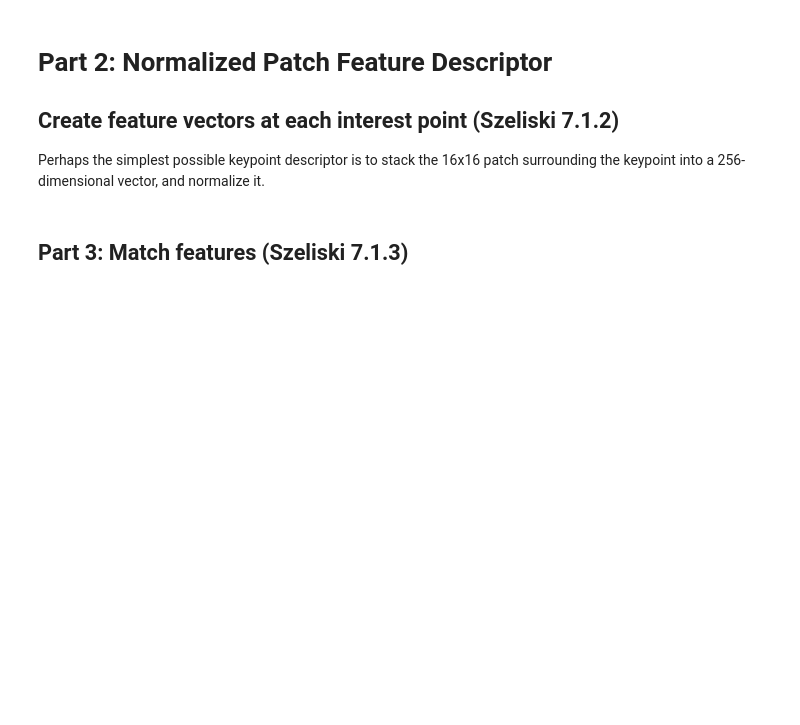
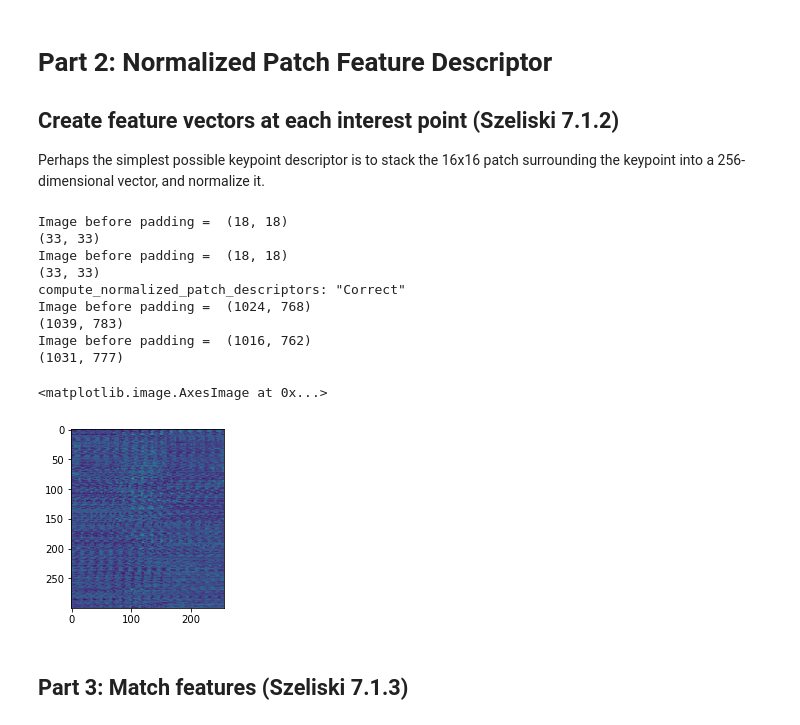
Before and after one commit to m-a-c-e/Computer-Vision, a Jupyter notebook: project-2/project-2.ipynb, the cells around one changed output. Cells and saved outputs as stored; diff of their text form; code cells hidden in the pictures; blank space fills up the shorter version.

Commit message:
finished SIFT descriptor

```diff
--- a/project-2/project-2.ipynb
+++ b/project-2/project-2.ipynb
@@ -197,15 +224,26 @@ Perhaps the simplest possible keypoint descriptor is to stack the 16x16 patch su
 # %%
 from vision.part2_patch_descriptor import compute_normalized_patch_descriptors
 from tests.test_part2_patch_descriptor import test_compute_normalized_patch_descriptors
 
 print('compute_normalized_patch_descriptors:', verify(test_compute_normalized_patch_descriptors))
-
-image1_features = compute_normalized_patch_descriptors(image1_bw, X1, Y1, feature_width=16)
-image2_features = compute_normalized_patch_descriptors(image2_bw, X2, Y2, feature_width=16)
+image1_features = compute_normalized_patch_descriptors(np.array(image1_bw), X1, Y1, feature_width=16)
+image2_features = compute_normalized_patch_descriptors(np.array(image2_bw), X2, Y2, feature_width=16)
 
 # Visualize what the first 300 feature vectors for image 1 look like (they should not be identical or all black)
 plt.figure()
 plt.subplot(1,2,1); plt.imshow(image1_features[:300])
+# %% [output]
+Image before padding =  (18, 18)
+(33, 33)
+Image before padding =  (18, 18)
+(33, 33)
+compute_normalized_patch_descriptors: "Correct"
+Image before padding =  (1024, 768)
+(1039, 783)
+Image before padding =  (1016, 762)
+(1031, 777)
+<matplotlib.image.AxesImage at 0x...>
+[figure, added]
 # %% [markdown]
 ## Part 3: Match features (Szeliski 7.1.3)
 # %%
```
Also changed, not shown: parts of 19 cells of this notebook, 32 other files.
